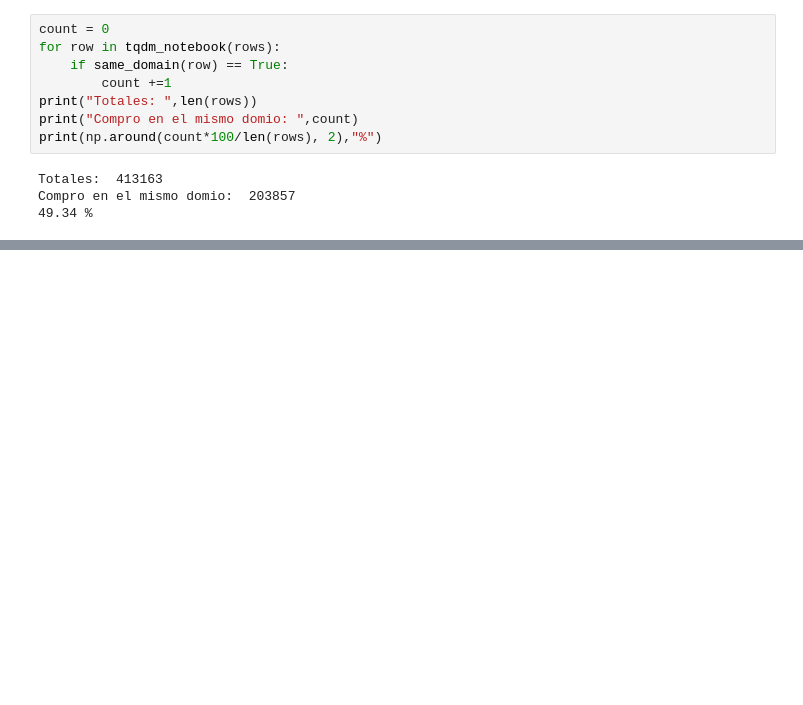
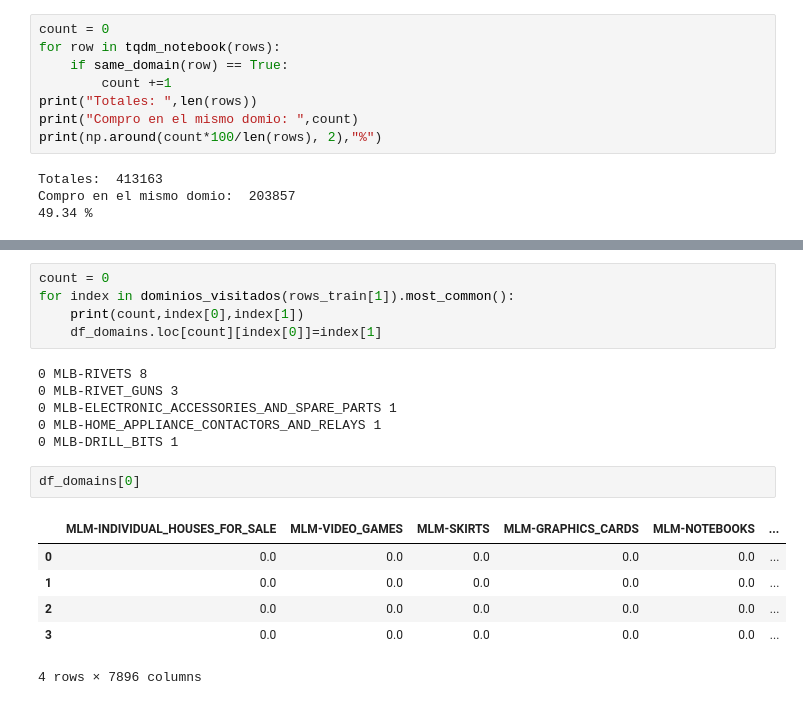
Before and after one commit to naio83/SistemasDeRecomendacion, a Jupyter notebook: challenge_meli/exploratorio.ipynb, the cells around one changed output, grey strips where cells are left out. Cells and saved outputs as stored; diff of their text form; blank space fills up the shorter version.

```diff
--- a/challenge_meli/exploratorio.ipynb
+++ b/challenge_meli/exploratorio.ipynb
@@ -161,0 +477,20 @@ Compro en el mismo domio:  203857
+# %%
+count = 0
+for index in dominios_visitados(rows_train[1]).most_common():
+    print(count,index[0],index[1])
+    df_domains.loc[count][index[0]]=index[1]
+# %% [output]
+0 MLB-RIVETS 8
+0 MLB-RIVET_GUNS 3
+0 MLB-ELECTRONIC_ACCESSORIES_AND_SPARE_PARTS 1
+0 MLB-HOME_APPLIANCE_CONTACTORS_AND_RELAYS 1
+0 MLB-DRILL_BITS 1
+# %%
+df_domains[0]
+# %% [output]
+|  | MLM-INDIVIDUAL_HOUSES_FOR_SALE | MLM-VIDEO_GAMES | MLM-SKIRTS | MLM-GRAPHICS_CARDS | MLM-NOTEBOOKS | ... |
+| 0 | 0.0 | 0.0 | 0.0 | 0.0 | 0.0 | ... |
+| 1 | 0.0 | 0.0 | 0.0 | 0.0 | 0.0 | ... |
+| 2 | 0.0 | 0.0 | 0.0 | 0.0 | 0.0 | ... |
+| 3 | 0.0 | 0.0 | 0.0 | 0.0 | 0.0 | ... |
+4 rows × 7896 columns
```
Also changed, not shown: parts of 50 cells of this notebook, 25 other files.
